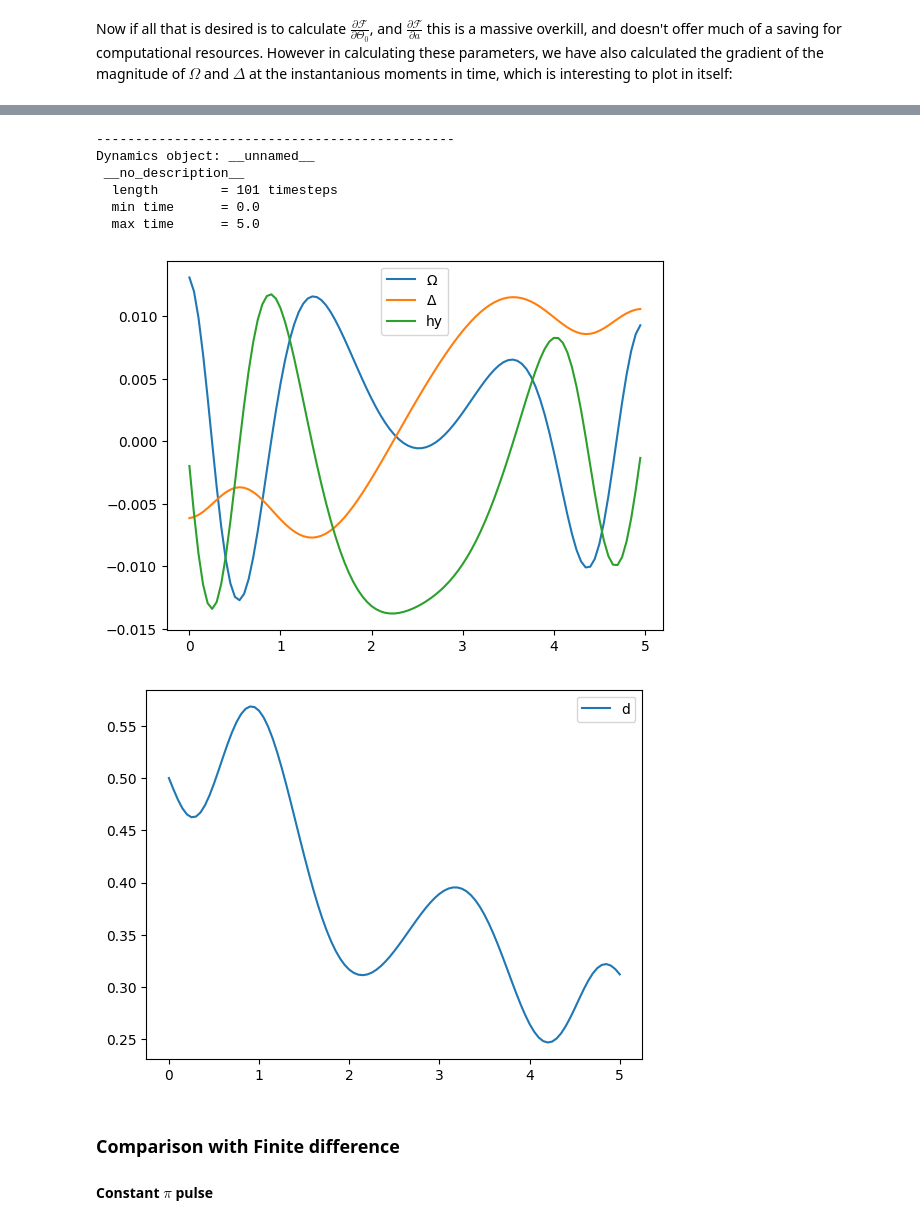
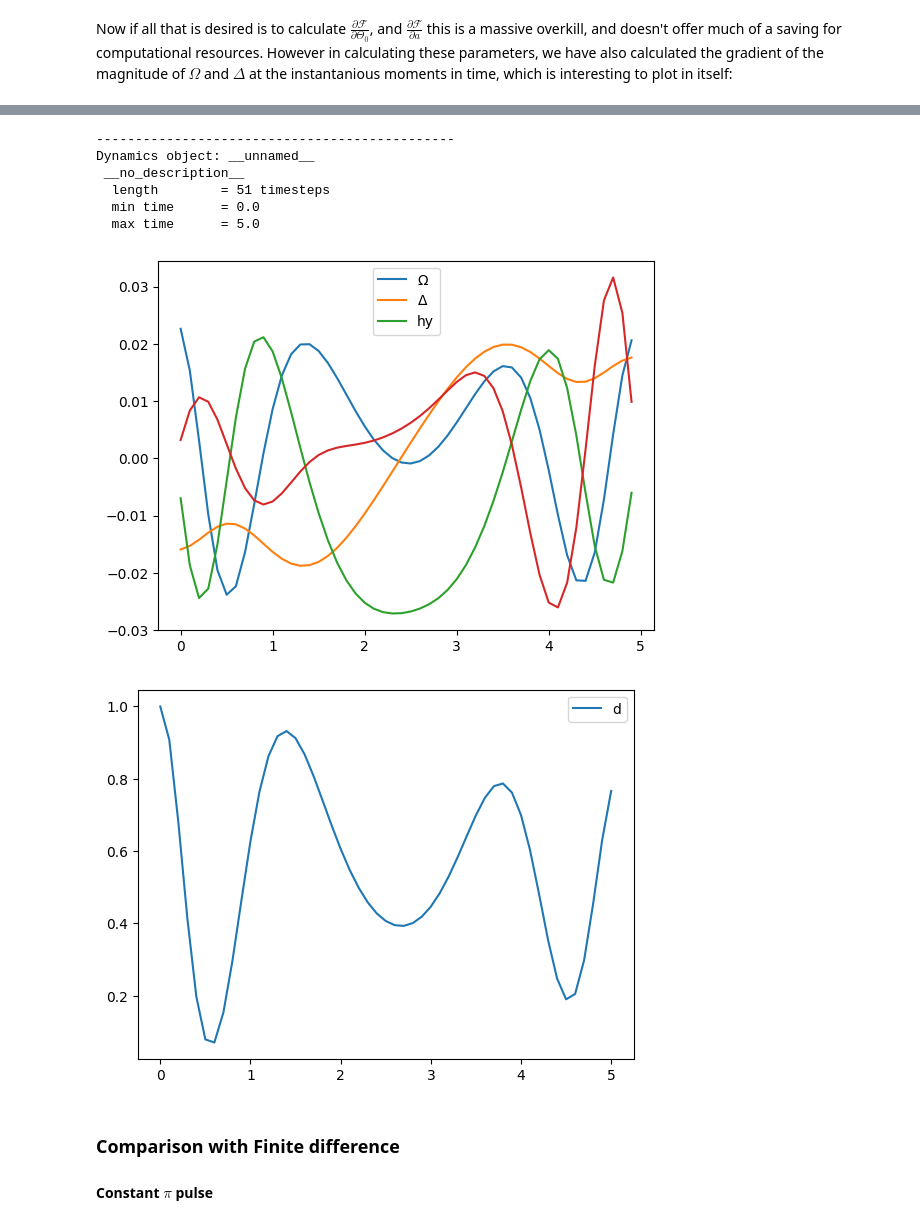
Before and after one commit to ebutler414/OQuPy, a Jupyter notebook: tutorials/gradients_introduction.ipynb, the cells around one changed output, grey strips where cells are left out. Cells and saved outputs as stored; diff of their text form; code cells hidden in the pictures.

Commit message:
reworking gradient.py

```diff
--- a/tutorials/gradients_introduction.ipynb
+++ b/tutorials/gradients_introduction.ipynb
@@ -75,7 +75,7 @@ temperature = 5 * 0.1309 # 1K = 0.1309/ps in natural units
 # %% [markdown]
 And the numerical parameters for tempo as:
 # %%
-dt = 0.05
+dt = 0.1
 dkmax = 60
 esprel = 10**(-7)
 max_time = 5
@@ -635,14 +500,14 @@ def arp_hamiltonian_deriv(t):
     return omega
 # %%
 
-const_parameters_arp = list(zip(const_omegas,h_y,const_deltas))
+# const_parameters_arp = list(zip(const_omegas,h_y,const_deltas))
 parameters_arp = list(zip(omega_vals,h_y,delta_vals))
 gradient_arp = oqupy.state_gradient(
                 system=system,
-                initial_state=oqupy.operators.spin_dm('y-'),
+                initial_state=oqupy.operators.spin_dm('y-').T,
                 target_state=oqupy.operators.spin_dm('y+'),
                 process_tensor=process_tensor,
-                parameters=const_parameters_arp,
+                parameters=parameters_arp,
                 return_dynamics=True)
 
 omega_derivs =  np.array([parameter[0] for parameter in gradient_arp['gradient']])
@@ -671,2 +536,26 @@ a = (0.09395220366725612+4.905871494277263e-07j)
 # %% [markdown]
 Now if all that is desired is to calculate $\frac{\partial\mathcal{F}}{\partial\Theta_0}$, and $\frac{\partial\mathcal{F}}{\partial a}$ this is a massive overkill, and doesn't offer much of a saving for computational resources. However in calculating these parameters, we have also calculated the gradient of the magnitude of $\Omega$ and $\Delta$ at the instantanious moments in time, which is interesting to plot in itself:
+# %%
+from scipy.optimize import approx_fprime
+
+def fidelity(hy):
+
+    parameters_arp = list(zip(delta_vals,hy,omega_vals))
+
+    gradient_arp = oqupy.state_gradient(
+                    system=system,
+                    initial_state=oqupy.operators.spin_dm('y-').T,
+                    target_state=oqupy.operators.spin_dm('y+'),
+                    process_tensor=process_tensor,
+                    parameters=parameters_arp,
+                    return_dynamics=True,
+                    return_fidelity=True,
+                    dynamics_only=True)
+
+    fidelity = gradient_arp['fidelity']
+
+    return fidelity
+
+result = approx_fprime(h_y, fidelity, epsilon=1.4901161193847656e-06)
+
+plt.plot(result)
@@ -680,39 +572,40 @@ hy_gradient = sum_adjacent_elements(hy_derivs)
 plt.plot(times_gradient,omega_gradient.real,label=r'$\Omega$')
 plt.plot(times_gradient,delta_gradient.real,label=r'$\Delta$')
 plt.plot(times_gradient,hy_gradient.real,label='hy')
+plt.plot(times_gradient,sum_adjacent_elements(result))
 plt.legend()
 
-initial_state = oqupy.operators.spin_dm('z-')
-target_state=oqupy.operators.spin_dm('z+')
+initial_state = oqupy.operators.spin_dm('y-')
+target_state=oqupy.operators.spin_dm('y+')
 
 plt.figure()
 
 hs_dim = 2
 
 target_ndarray = target_state
 dynamics_arp = gradient_arp['dynamics']
 v_final_state = target_state.reshape(hs_dim**2)
 fidelity=[]
 
 print(gradient_dynamics['dynamics'])
 
 for state in dynamics_arp.states:
     v_state = state.reshape(hs_dim**2)
-    fidelity.append(v_final_state.T@v_state)
+    fidelity.append(v_state@v_final_state)
 
 plt.plot(times_fidelity,fidelity,label='d')
 
 plt.legend()
 plt.show()
 # %% [output]
 ----------------------------------------------
 Dynamics object: __unnamed__
  __no_description__
-  length        = 101 timesteps
+  length        = 51 timesteps
   min time      = 0.0
   max time      = 5.0
-[figure, old version]
+[figure, new version]
-[figure, old version]
+[figure, new version]
 # %% [markdown]
 ### Comparison with Finite difference
 
```
Also changed, not shown: parts of 11 cells of this notebook, 2 other files.
